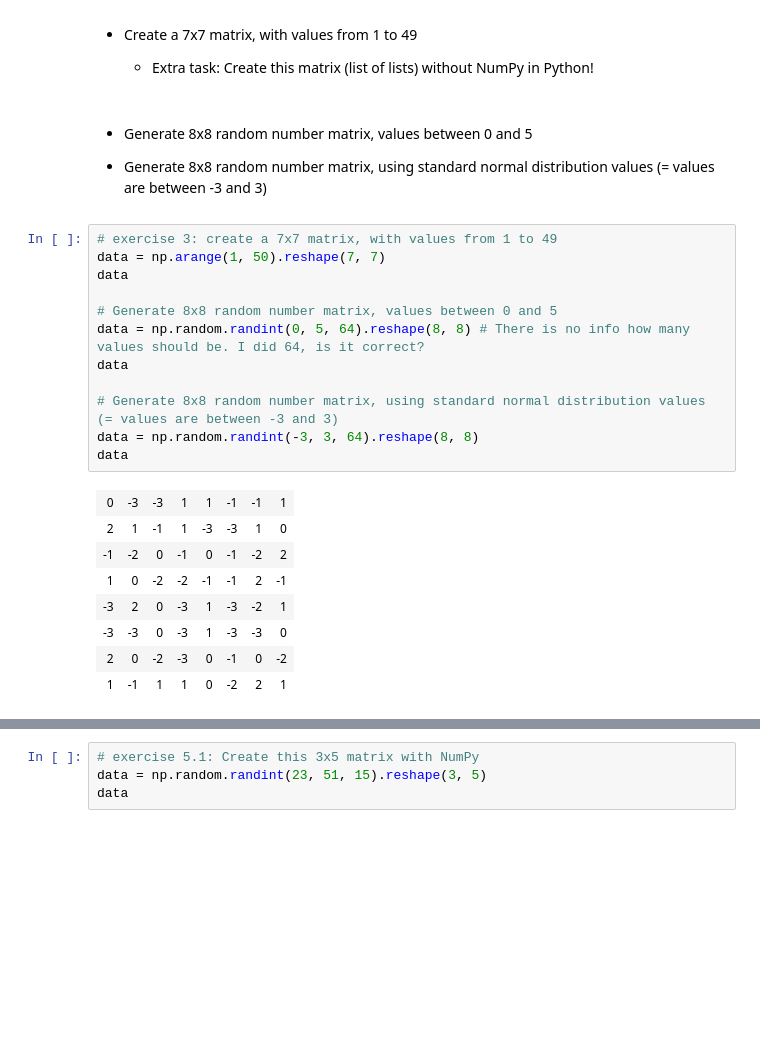
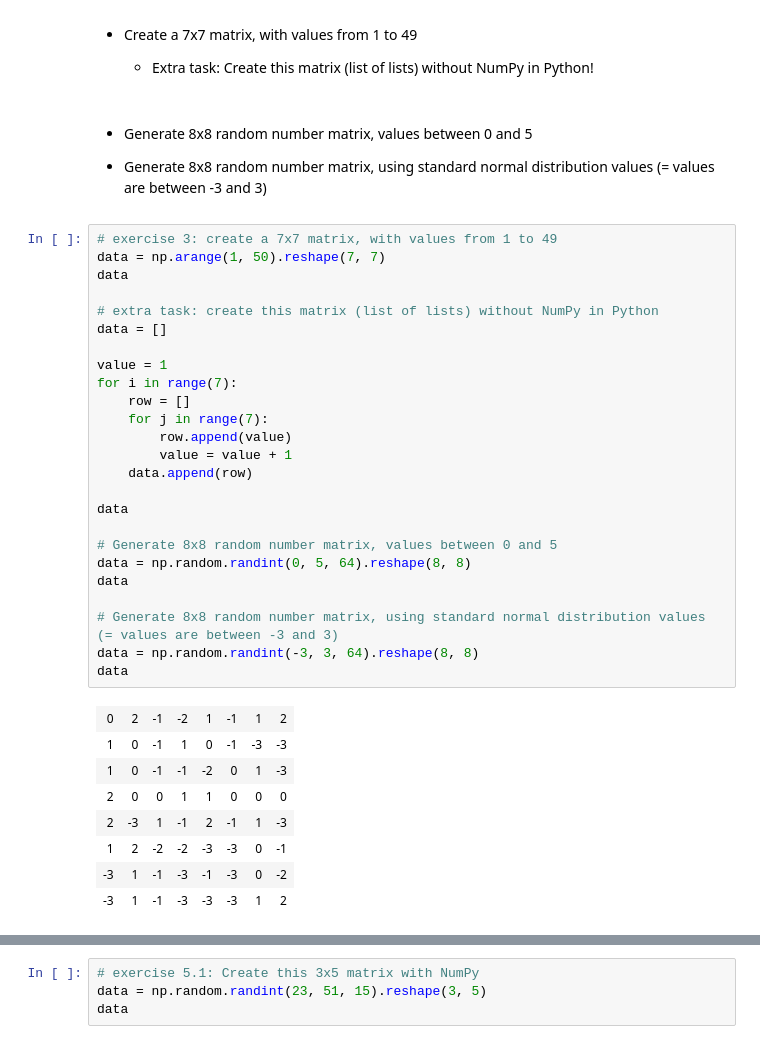
Before and after one commit to crypt0kitik/Introduction-to-Data-Analytics, a Jupyter notebook: Homework sets/Exercise set 1.ipynb, the cells around one changed output, grey strips where cells are left out. Cells and saved outputs as stored; diff of their text form; blank space fills up the shorter version.

```diff
--- a/Homework sets/Exercise set 1.ipynb
+++ b/Homework sets/Exercise set 1.ipynb
@@ -199,24 +199,37 @@ leap_years_array
 # %%
 # exercise 3: create a 7x7 matrix, with values from 1 to 49
 data = np.arange(1, 50).reshape(7, 7)
 data
 
+# extra task: create this matrix (list of lists) without NumPy in Python
+data = []
+
+value = 1
+for i in range(7):
+    row = []
+    for j in range(7):
+        row.append(value)
+        value = value + 1
+    data.append(row)
+
+data
+
 # Generate 8x8 random number matrix, values between 0 and 5
-data = np.random.randint(0, 5, 64).reshape(8, 8) # There is no info how many values should be. I did 64, is it correct?
+data = np.random.randint(0, 5, 64).reshape(8, 8)
 data
 
 # Generate 8x8 random number matrix, using standard normal distribution values (= values are between -3 and 3)
 data = np.random.randint(-3, 3, 64).reshape(8, 8)
 data
 # %% [output]
-| 0 | -3 | -3 | 1 | 1 | -1 | -1 | 1 |
-| 2 | 1 | -1 | 1 | -3 | -3 | 1 | 0 |
-| -1 | -2 | 0 | -1 | 0 | -1 | -2 | 2 |
-| 1 | 0 | -2 | -2 | -1 | -1 | 2 | -1 |
-| -3 | 2 | 0 | -3 | 1 | -3 | -2 | 1 |
-| -3 | -3 | 0 | -3 | 1 | -3 | -3 | 0 |
-| 2 | 0 | -2 | -3 | 0 | -1 | 0 | -2 |
-| 1 | -1 | 1 | 1 | 0 | -2 | 2 | 1 |
+| 0 | 2 | -1 | -2 | 1 | -1 | 1 | 2 |
+| 1 | 0 | -1 | 1 | 0 | -1 | -3 | -3 |
+| 1 | 0 | -1 | -1 | -2 | 0 | 1 | -3 |
+| 2 | 0 | 0 | 1 | 1 | 0 | 0 | 0 |
+| 2 | -3 | 1 | -1 | 2 | -1 | 1 | -3 |
+| 1 | 2 | -2 | -2 | -3 | -3 | 0 | -1 |
+| -3 | 1 | -1 | -3 | -1 | -3 | 0 | -2 |
+| -3 | 1 | -1 | -3 | -3 | -3 | 1 | 2 |
 # %% [markdown]
 <h3><b>4. Create a linearly spaced… </b></h3>
 
```
Also changed, not shown: parts of 3 cells of this notebook, 1 other file.
